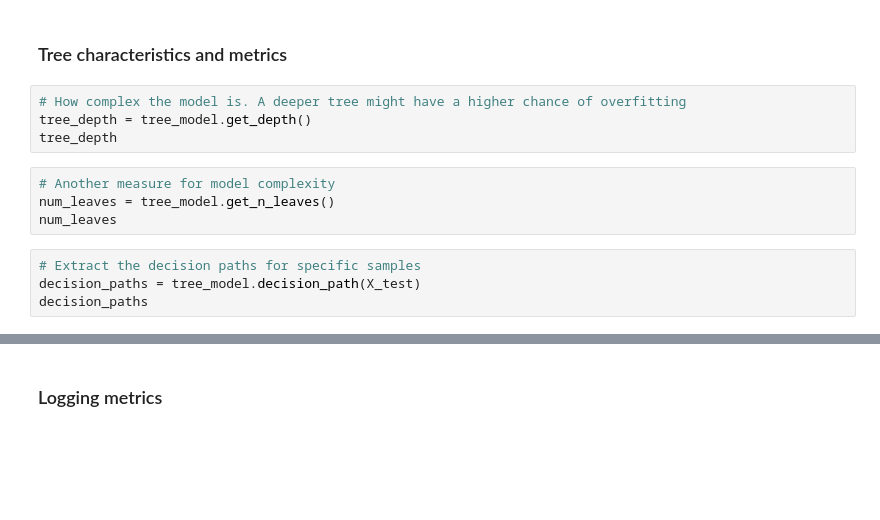
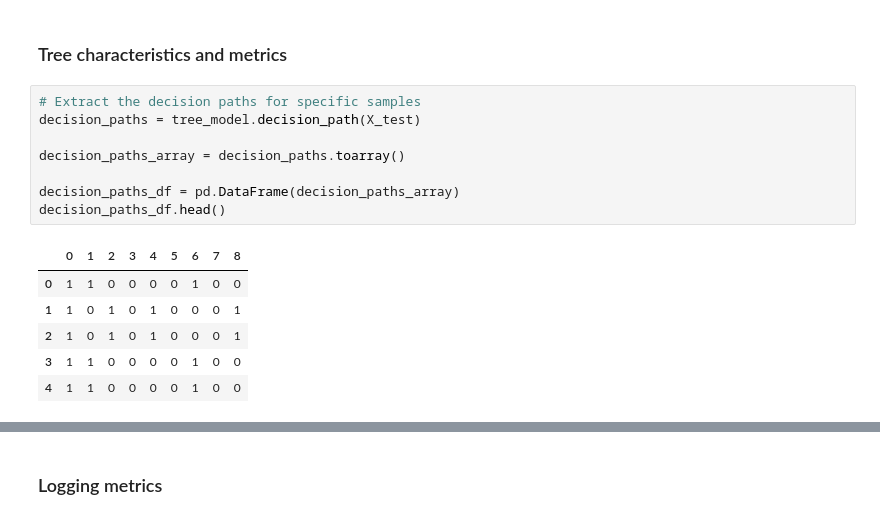
Before and after one commit to phidesigner/wandb_demo, a Jupyter notebook: 06_opiod_wandb_tree.ipynb, the cells around one changed output, grey strips where cells are left out. Cells and saved outputs as stored; diff of their text form; blank space fills up the shorter version.

```diff
--- a/06_opiod_wandb_tree.ipynb
+++ b/06_opiod_wandb_tree.ipynb
@@ -131,14 +217,17 @@ feature_importances.sort_values(by='Importance', ascending=False)
 # %% [markdown]
 ### Tree characteristics and metrics
-# %%
-# How complex the model is. A deeper tree might have a higher chance of overfitting
-tree_depth = tree_model.get_depth()
-tree_depth
-# %%
-# Another measure for model complexity
-num_leaves = tree_model.get_n_leaves()
-num_leaves
 # %%
 # Extract the decision paths for specific samples
 decision_paths = tree_model.decision_path(X_test)
-decision_paths
+
+decision_paths_array = decision_paths.toarray()
+
+decision_paths_df = pd.DataFrame(decision_paths_array)
+decision_paths_df.head()
+# %% [output]
+|  | 0 | 1 | 2 | 3 | 4 | 5 | 6 | 7 | 8 |
+| 0 | 1 | 1 | 0 | 0 | 0 | 0 | 1 | 0 | 0 |
+| 1 | 1 | 0 | 1 | 0 | 1 | 0 | 0 | 0 | 1 |
+| 2 | 1 | 0 | 1 | 0 | 1 | 0 | 0 | 0 | 1 |
+| 3 | 1 | 1 | 0 | 0 | 0 | 0 | 1 | 0 | 0 |
+| 4 | 1 | 1 | 0 | 0 | 0 | 0 | 1 | 0 | 0 |
```
Also changed, not shown: parts of 13 cells of this notebook, 5 other files.
